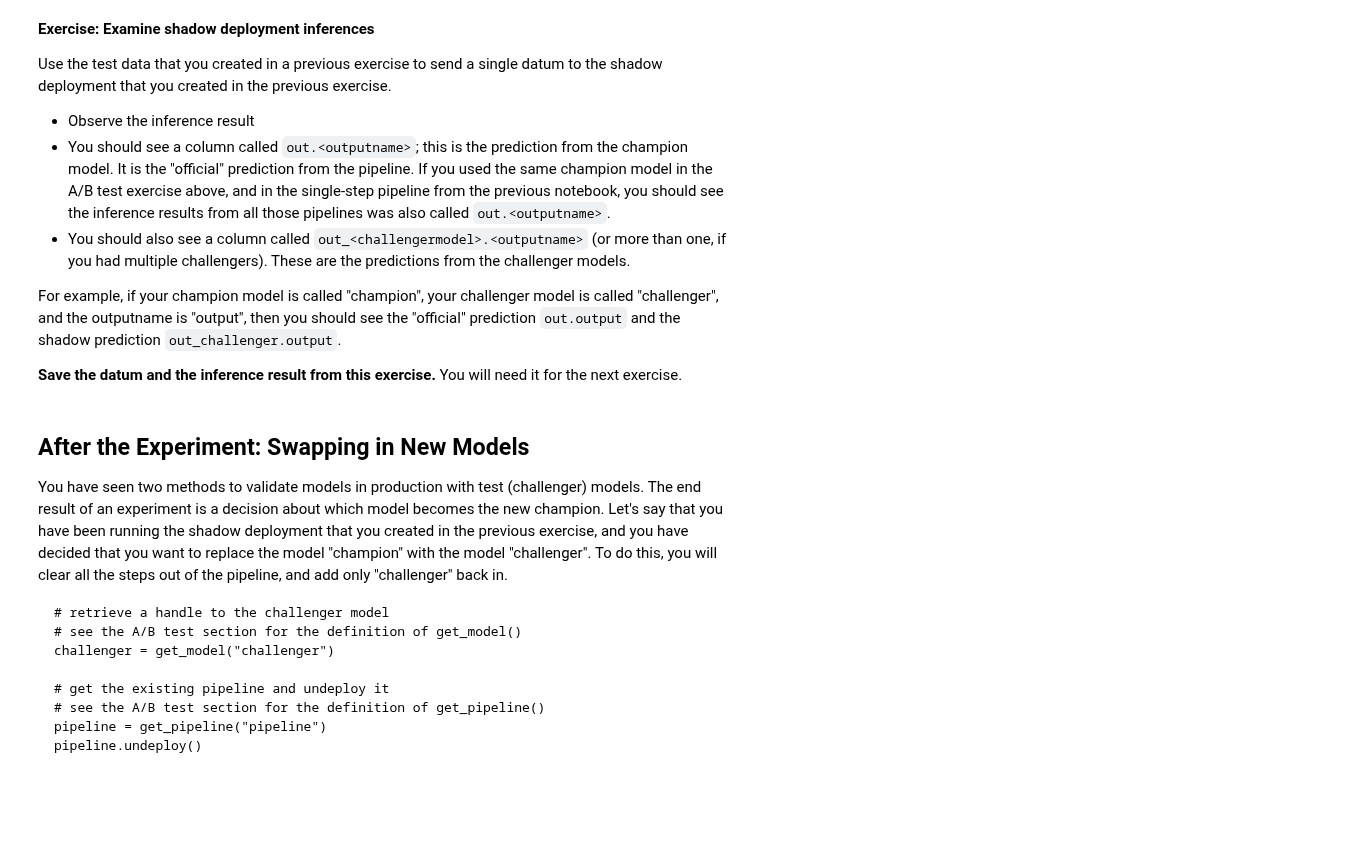
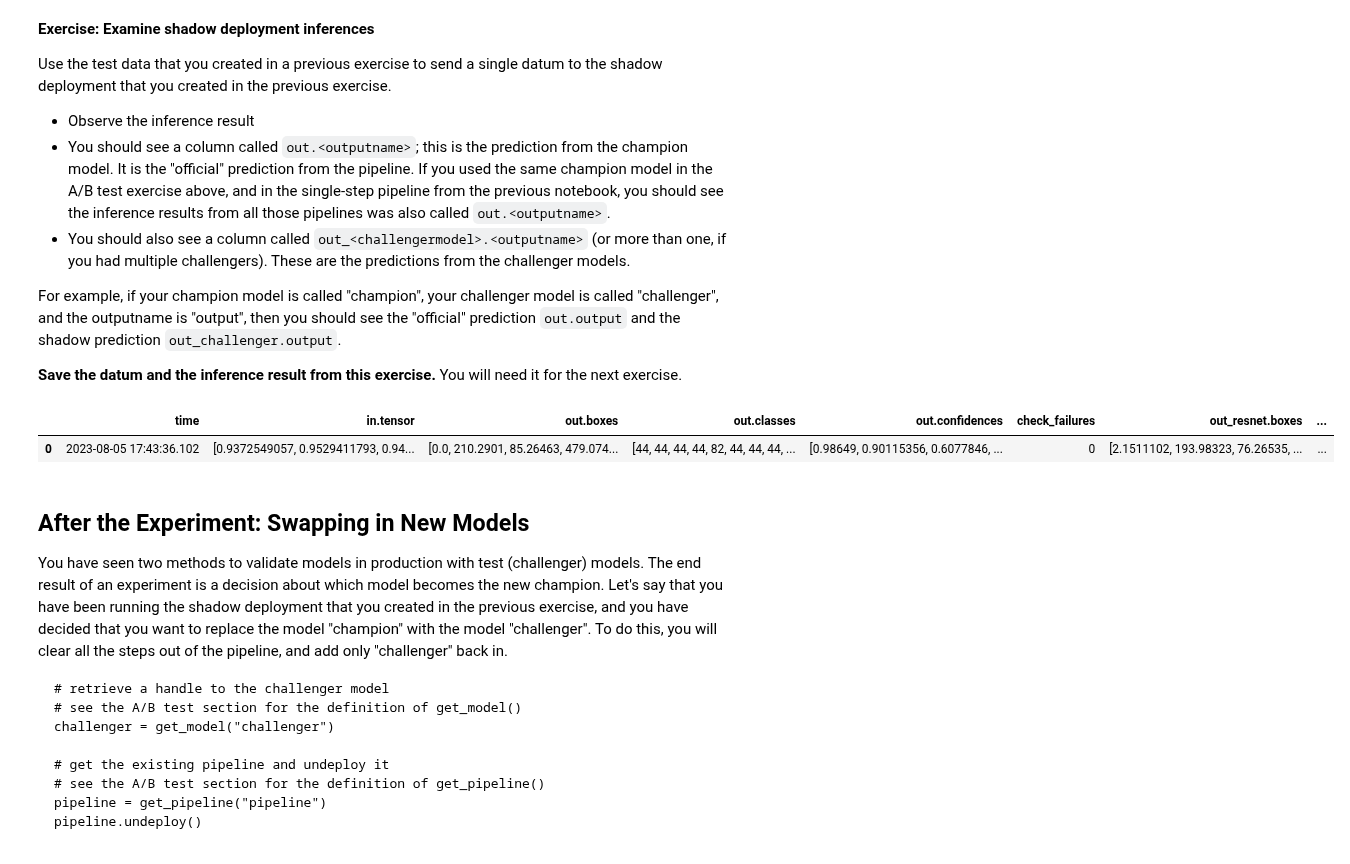
Before and after one commit to WallarooLabs/Workshops, a Jupyter notebook: Computer Vision/Retail/Notebooks-with-code/N2_production_experiments-with-code.ipynb, the cells around one changed output. Saved outputs shown, nothing was run; the diff lists cells and outputs as text; code cells hidden in the pictures; blank space fills up the shorter version.

```diff
--- a/Computer Vision/Retail/Notebooks-with-code/N2_production_experiments-with-code.ipynb
+++ b/Computer Vision/Retail/Notebooks-with-code/N2_production_experiments-with-code.ipynb
@@ -137,6 +174,18 @@ def get_pipeline(pname, plist = wl.get_current_workspace().pipelines()):
     return pipeline[0]
 # %%
 # use the space here for retrieving the models and pipeline
+
+mobilenet_model_name = 'mobilenet'
+
+module_post_process_name = "cv-post-process-drift-detection"
+
+mobilenet_model = get_model(mobilenet_model_name)
+
+module_post_process_model = get_model(module_post_process_name)
+
+pipeline_name = 'cv-retail-pipeline'
+
+pipeline = get_pipeline(pipeline_name)
 # %% [markdown]
 Pipelines may have already been issued with pipeline steps.  Pipeline steps can be removed or replaced with other steps.
 
@@ -251,3 +300,9 @@ Use the champion and challenger models that you created in the previous exercise
 At the end of this exercise, you should have an A/B test deployment and be ready to compare  multiple models.
 # %%
 # blank space to retrieve pipeline and redeploy with a/b testing step
+
+# blank space to get the model(s)
+pipeline.undeploy()
+pipeline.clear()
+pipeline.add_random_split([(1, mobilenet_model), (1, resnet_model)])
+pipeline.deploy()
@@ -313,3 +379,16 @@ If you can align the actual house prices from your test data to the predictions,
 ##  blank space to create test data, and send some data to your model
 
 ##  blank space to create test data, and send some data to your model
+
+image = '../data/images/input/example/dairy_bottles.png'
+
+width, height = 640, 480
+dfImage, resizedImage = cvDemo.loadImageAndConvertToDataframe(image,
+                                                              width,
+                                                              height
+                                                              )
+
+for i in range(10):
+    results = pipeline.infer(dfImage, timeout=60)
+    # display(results)
+    display(get_names(results))
@@ -376,3 +466,7 @@ Use the champion and challenger models that you created in the previous exercise
 At the end of this exercise, you should have a shadow deployment running multiple models in parallel.
 # %%
 # blank space to create a shadow deployment
+
+pipeline.clear()
+pipeline.add_shadow_deploy(mobilenet_model, [resnet_model])
+pipeline.deploy()
@@ -395,6 +497,12 @@ then you should see the "official" prediction `out.output` and the shadow predic
 **Save the datum and the inference result from this exercise.** You will need it for the next exercise.
 # %%
 # blank space to send an inference and examine the result
+
+results = pipeline.infer(dfImage, timeout=60)
+display(results)
+# %% [output]
+|  | time | in.tensor | out.boxes | out.classes | out.confidences | check_failures | out_resnet.boxes | ... |
+| 0 | 2023-08-05 17:43:36.102 | [0.9372549057, 0.9529411793, 0.94... | [0.0, 210.2901, 85.26463, 479.074... | [44, 44, 44, 44, 82, 44, 44, 44, ... | [0.98649, 0.90115356, 0.6077846, ... | 0 | [2.1511102, 193.98323, 76.26535, ... | ... |
 # %% [markdown]
 ## After the Experiment: Swapping in New Models
 
```
Also changed, not shown: parts of 8 cells of this notebook.
